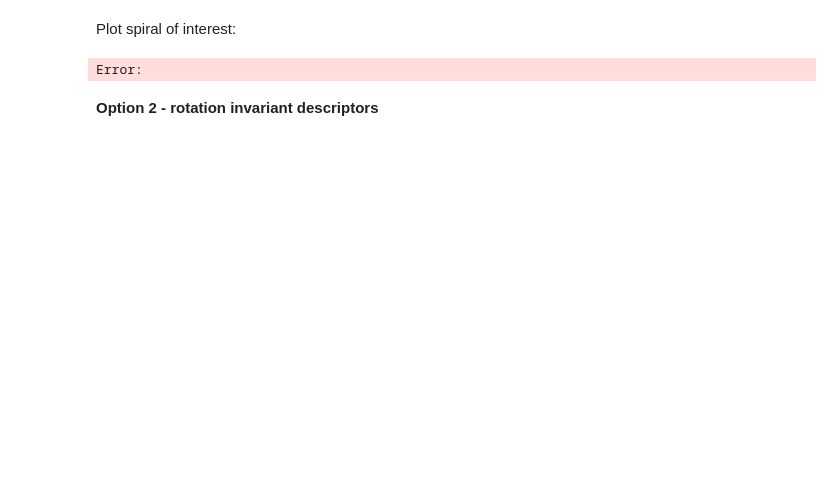
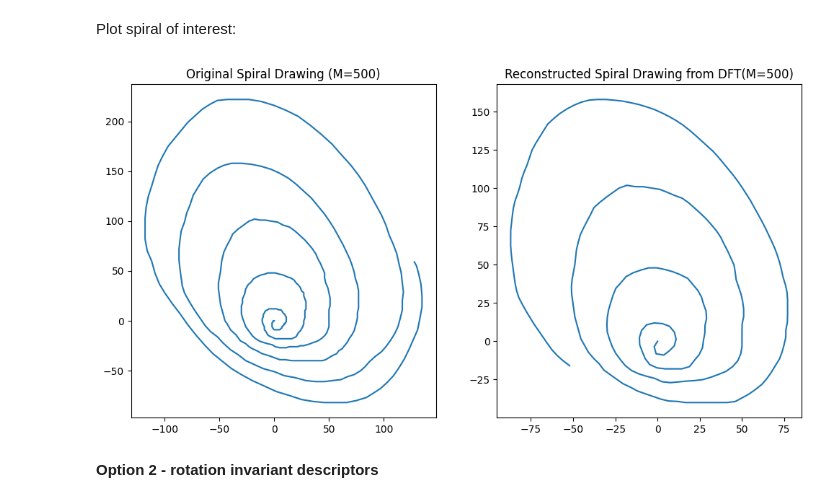
Before and after one commit to TheLegend442/drawing_spirals, a Jupyter notebook: fourier.ipynb, the cells around one changed output. Cells and saved outputs as stored; diff of their text form; code cells hidden in the pictures; blank space fills up the shorter version.

```diff
--- a/fourier.ipynb
+++ b/fourier.ipynb
@@ -234,28 +266,29 @@ Error:
 # %% [markdown]
 Plot spiral of interest:
 # %%
+directory = "drawings/long/"
 spiral = "l_tight2.csv"
 spiral_path = directory + spiral
 
 df_spiral = pd.read_csv(spiral_path)
 df_spiral.drop_duplicates(subset=['x', 'y'], keep='first', inplace=True)
 df_spiral['x'] = df_spiral['x'] - df_spiral['x'].iloc[0]
 df_spiral['y'] = df_spiral['y'] - df_spiral['y'].iloc[0]
 
 num_of_desc = features_pca.shape[1] // 2
 
 spiral_idx = features_names.index(spiral)
 spiralZ = features_pca[spiral_idx][:num_of_desc] + 1j * features_pca[spiral_idx][num_of_desc:]
 g_spiral_reconst = inverse_fourier_descriptor_transform(spiralZ)
 
 ax, fig = plt.subplots(1, 2, figsize=(12,6))
 fig[0].set_title(f'Original Spiral Drawing (M={num_of_desc})')
 fig[0].plot(df_spiral['x'], df_spiral['y'])
 fig[1].set_title(f'Reconstructed Spiral Drawing from DFT(M={num_of_desc})')
 fig[1].plot(*zip(*g_spiral_reconst.values()))
 plt.show()
 # %% [output]
-Error:
+[figure, added]
 # %% [markdown]
 **Option 2 - rotation invariant descriptors**
 # %%
```
Also changed, not shown: parts of 48 cells of this notebook, 24 other files.
